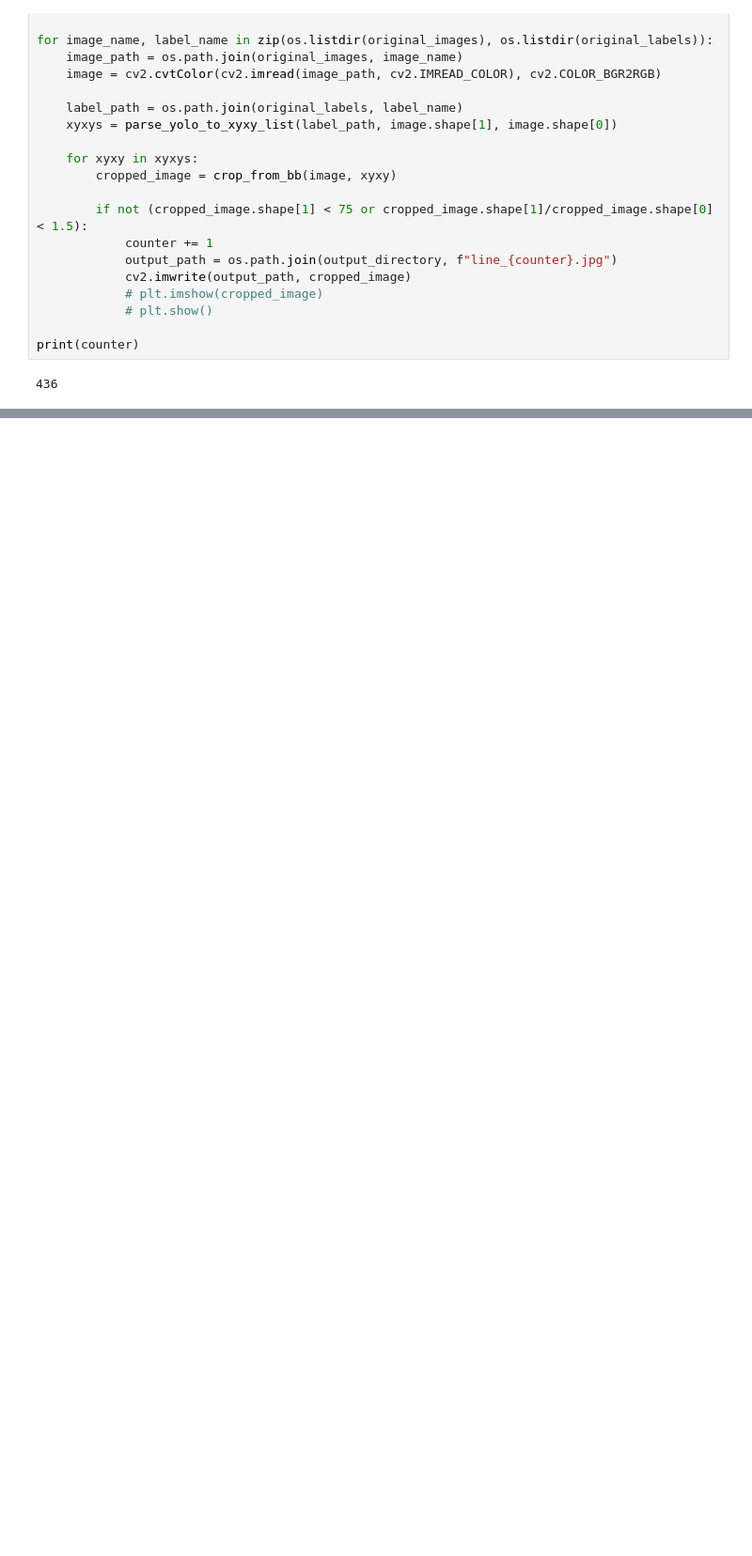
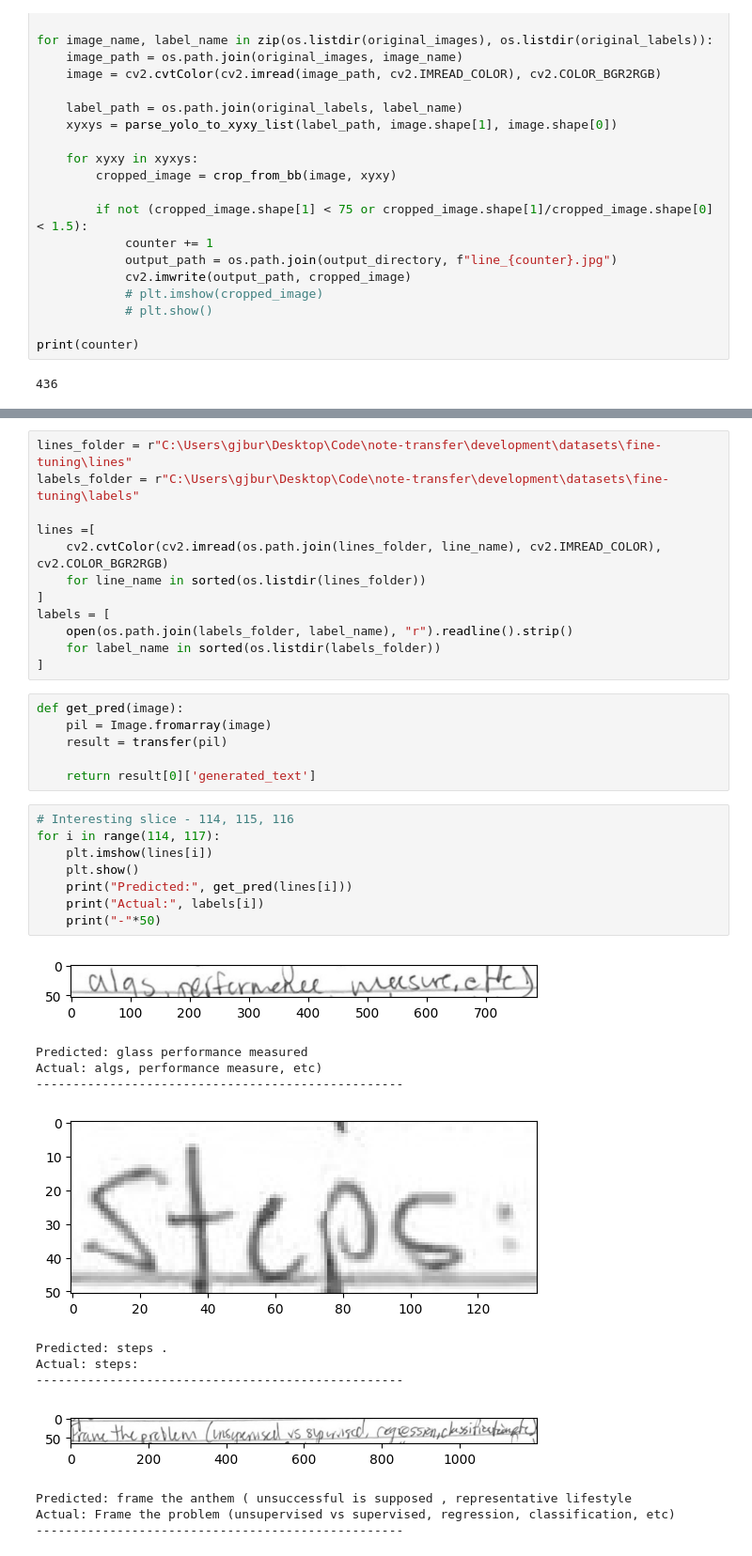
Before and after one commit to gjburke/note-transfer, a Jupyter notebook: development/text_detection.ipynb, the cells around one changed output, grey strips where cells are left out. Shown at 94% size. Cells and saved outputs as stored; diff of their text form; blank space fills up the shorter version.

```diff
--- a/development/text_detection.ipynb
+++ b/development/text_detection.ipynb
@@ -941,0 +943,39 @@ Ended up having to delete some of the graphs, bullets, etc. And then antigravity
+# %%
+lines_folder = r"C:\Users\gjbur\Desktop\Code\note-transfer\development\datasets\fine-tuning\lines"
+labels_folder = r"C:\Users\gjbur\Desktop\Code\note-transfer\development\datasets\fine-tuning\labels"
+
+lines =[
+    cv2.cvtColor(cv2.imread(os.path.join(lines_folder, line_name), cv2.IMREAD_COLOR), cv2.COLOR_BGR2RGB)
+    for line_name in sorted(os.listdir(lines_folder))
+]
+labels = [
+    open(os.path.join(labels_folder, label_name), "r").readline().strip()
+    for label_name in sorted(os.listdir(labels_folder))
+]
+# %%
+def get_pred(image):
+    pil = Image.fromarray(image)
+    result = transfer(pil)
+
+    return result[0]['generated_text']
+# %%
+# Interesting slice - 114, 115, 116
+for i in range(114, 117):
+    plt.imshow(lines[i])
+    plt.show()
+    print("Predicted:", get_pred(lines[i]))
+    print("Actual:", labels[i])
+    print("-"*50)
+# %% [output]
+[figure, added]
+Predicted: glass performance measured
+Actual: algs, performance measure, etc)
+--------------------------------------------------
+[figure, added]
+Predicted: steps .
+Actual: steps:
+--------------------------------------------------
+[figure, added]
+Predicted: frame the anthem ( unsuccessful is supposed , representative lifestyle
+Actual: Frame the problem (unsupervised vs supervised, regression, classification, etc)
+--------------------------------------------------
```
Also changed, not shown: parts of 16 cells of this notebook.
